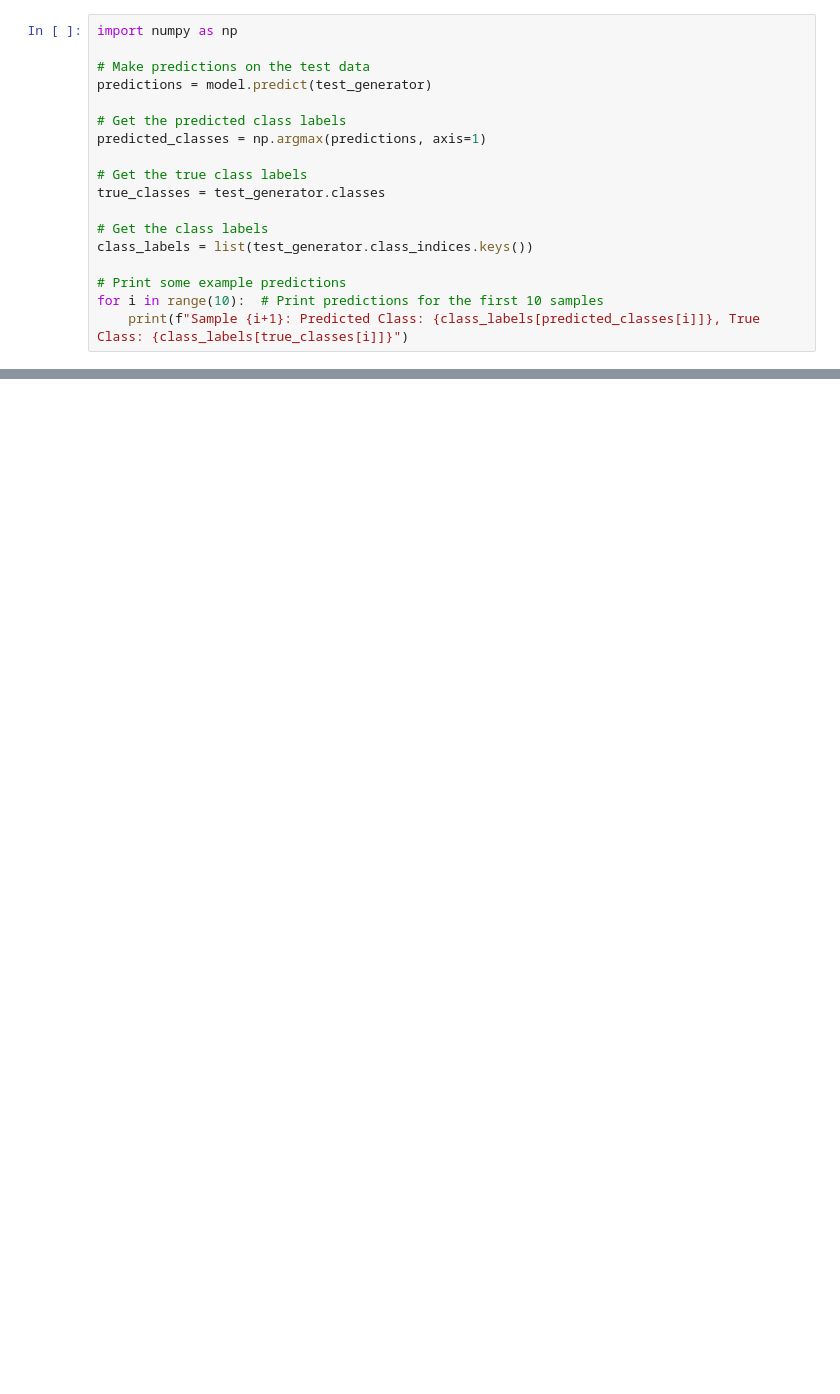
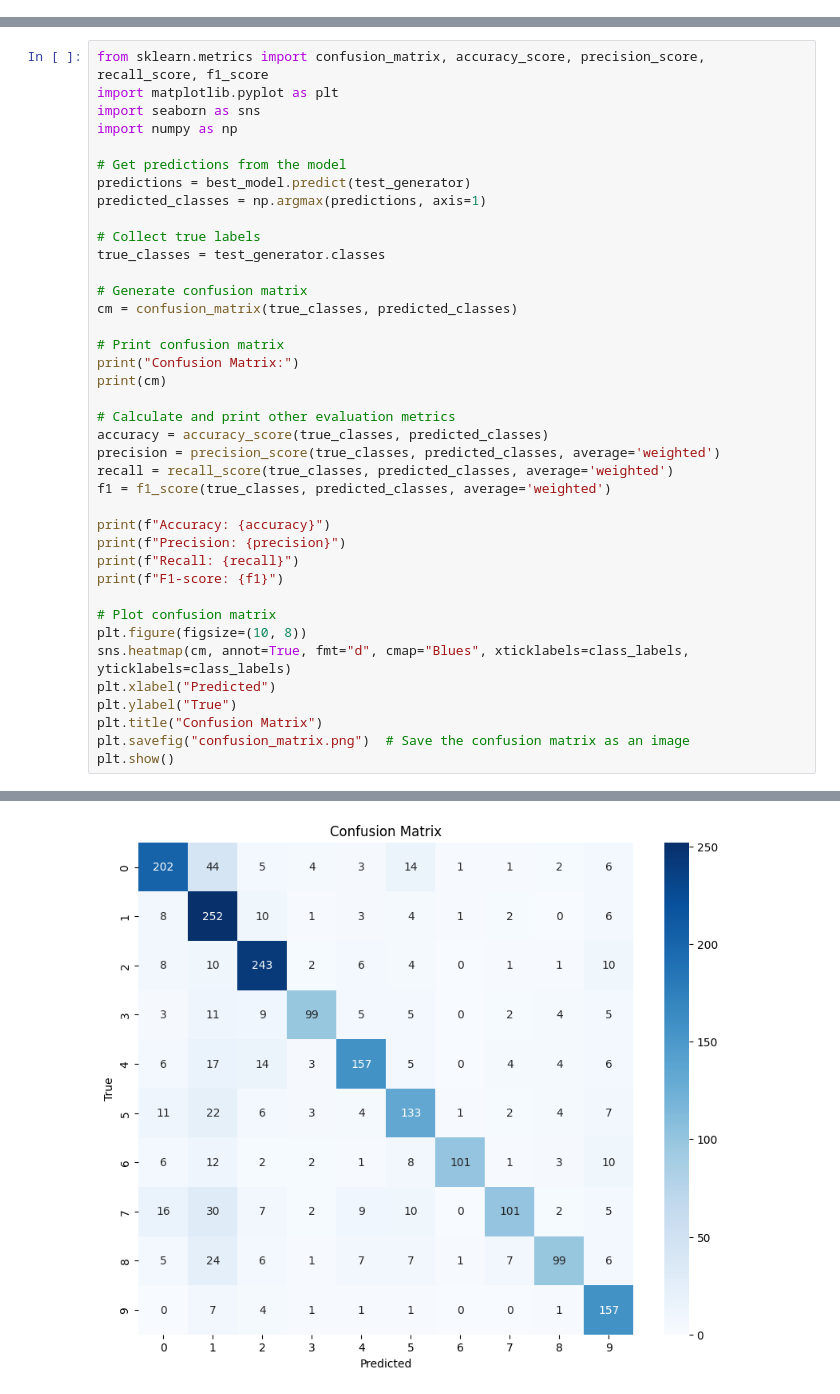
Before and after one commit to anslemhuncho/MACHINE-LEARNING-PROJECT, a Jupyter notebook: VGG16.ipynb, the cells around one changed output, grey strips where cells are left out. Cells and saved outputs as stored; diff of their text form; blank space fills up the shorter version.

```diff
--- a/VGG16.ipynb
+++ b/VGG16.ipynb
@@ -137,18 +200,0 @@ Test Recall: 0.19783905148506165
-# %%
-import numpy as np
-
-# Make predictions on the test data
-predictions = model.predict(test_generator)
-
-# Get the predicted class labels
-predicted_classes = np.argmax(predictions, axis=1)
-
-# Get the true class labels
-true_classes = test_generator.classes
-
-# Get the class labels
-class_labels = list(test_generator.class_indices.keys())
-
-# Print some example predictions
-for i in range(10):  # Print predictions for the first 10 samples
-    print(f"Sample {i+1}: Predicted Class: {class_labels[predicted_classes[i]]}, True Class: {class_labels[true_classes[i]]}")
@@ -166,0 +201,40 @@ Sample 10: Predicted Class: animals_protection, True Class: animals_protection
+# %%
+from sklearn.metrics import confusion_matrix, accuracy_score, precision_score, recall_score, f1_score
+import matplotlib.pyplot as plt
+import seaborn as sns
+import numpy as np
+
+# Get predictions from the model
+predictions = best_model.predict(test_generator)
+predicted_classes = np.argmax(predictions, axis=1)
+
+# Collect true labels
+true_classes = test_generator.classes
+
+# Generate confusion matrix
+cm = confusion_matrix(true_classes, predicted_classes)
+
+# Print confusion matrix
+print("Confusion Matrix:")
+print(cm)
+
+# Calculate and print other evaluation metrics
+accuracy = accuracy_score(true_classes, predicted_classes)
+precision = precision_score(true_classes, predicted_classes, average='weighted')
+recall = recall_score(true_classes, predicted_classes, average='weighted')
+f1 = f1_score(true_classes, predicted_classes, average='weighted')
+
+print(f"Accuracy: {accuracy}")
+print(f"Precision: {precision}")
+print(f"Recall: {recall}")
+print(f"F1-score: {f1}")
+
+# Plot confusion matrix
+plt.figure(figsize=(10, 8))
+sns.heatmap(cm, annot=True, fmt="d", cmap="Blues", xticklabels=class_labels, yticklabels=class_labels)
+plt.xlabel("Predicted")
+plt.ylabel("True")
+plt.title("Confusion Matrix")
+plt.savefig("confusion_matrix.png")  # Save the confusion matrix as an image
+plt.show()
+# %% [output]
@@ -166,0 +257 @@ Sample 10: Predicted Class: animals_protection, True Class: animals_protection
+[figure, added]
```
Also changed, not shown: parts of 8 cells of this notebook.
